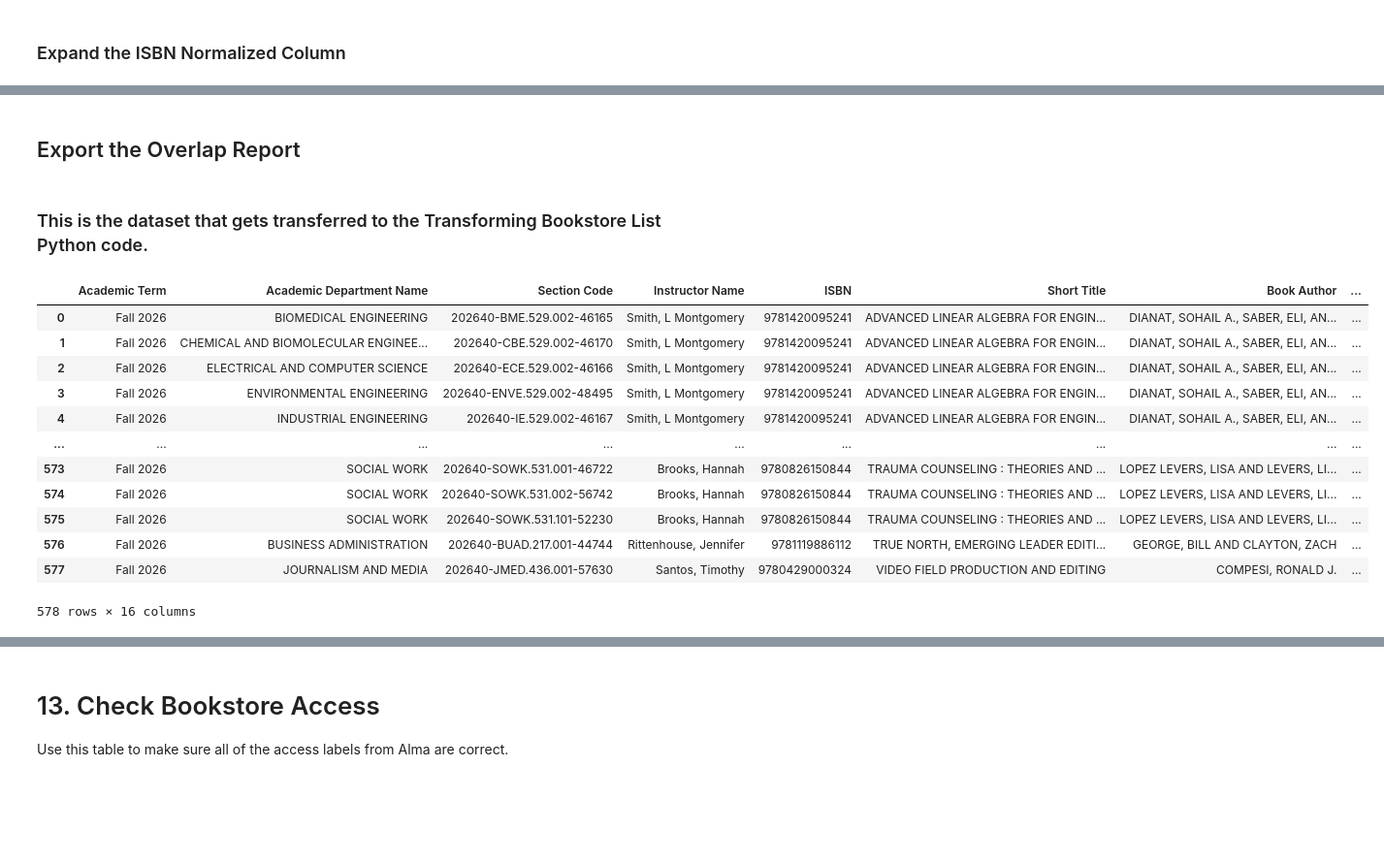
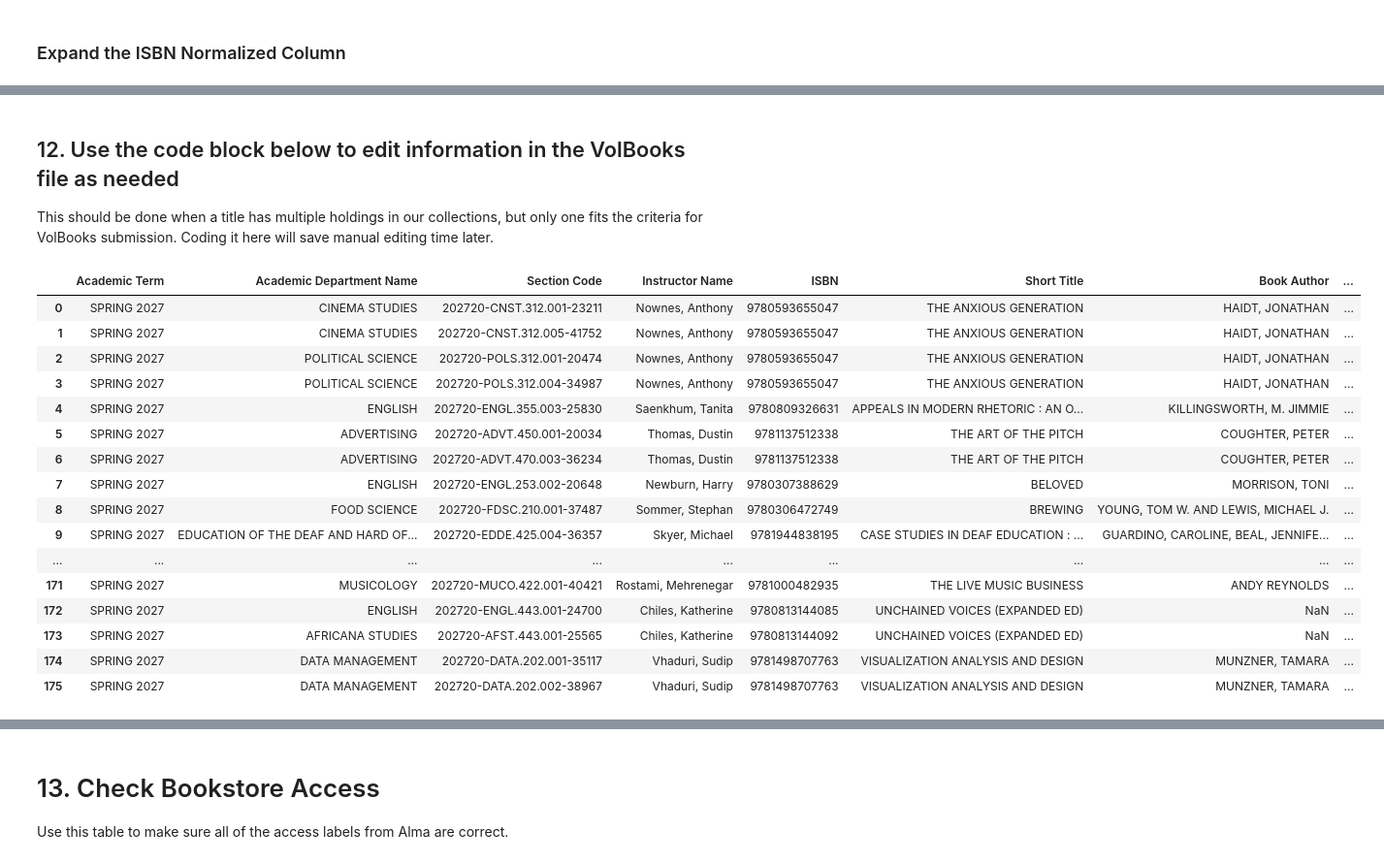
Before and after one commit to utkdigitalinitiatives/apcs-volbooks-projects, a Jupyter notebook: Processing Weekly Bookstore List Upgrade.ipynb, the cells around one changed output, grey strips where cells are left out. Shown at 97% size. Drawn from its saved outputs; the diff is of its cells as text; code cells hidden in the pictures; blank space fills up the shorter version.

Commit message:
Spring 2027 VolBooks Updates

```diff
--- a/Processing Weekly Bookstore List Upgrade.ipynb
+++ b/Processing Weekly Bookstore List Upgrade.ipynb
@@ -150,7 +151,7 @@ def concatenate_and_deduplicate_notes(row):
 ## 2. Set the date and location of important Excel files
 # %%
 #set the date string for the rest of this notebook
-date_str = '2026-07-14'
+date_str = '2026-11-20'
 
 #Set the location where all bookstore data will be saved to and read from for the rest of this notebook
 
@@ -534,7 +542,7 @@ Since titles often have several different ISBNs, and we only receive one ISBN fr
 ## Load the Alma Data
 
 volBooksTitleList = df['Short Title'].unique()
-almaUnlimited = pd.read_excel('Textbook ISBN Checking File July 14.xlsx')
+almaUnlimited = pd.read_excel('Textbook ISBN Checking File November 20.xlsx')
 # %%
 ## Alma ISBN Splitting Code
 combinedCopy = almaUnlimited
@@ -616,10 +624,12 @@ for i in range(len(volBooksTitleList)):
         if expandedCopy['Title'].iloc[j] == bestResult:
             almaISBN = pd.concat(volBooksISBN, pd.Series([expandedCopy.at[j, 'ISBN (Normalized) List']]), ignore_index = True)
             almaTitle = pd.concat(volBooksTitle, pd.Series([bestResult]), ignore_index = True)
+            next
     for k in range(df.shape[0]):
         if expandedCopy['Title'].iloc[k] == titleName:
             volBooksISBN = pd.concat(almaISBN, pd.Series([df.at[k, 'ISBN']]), ignore_index = True)
             volBooksTitle = pd.concat(almaTitle, pd.Series([titleName]), ignore_index = True)
+            next
 
 titleComparisonTable = pd.concat([volBooksStem, almaStem, volBooksISBN, almaISBN, volBooksTitle, almaTitle], axis = 1)
 
@@ -912,4 +936,25 @@ for i in range(bookstoreList.shape[0]):
     if bookstoreList.at[i, 'ISBN'] == '9781460404027': #The Return of the Soldier
         print('Found Return of the Soldier')
         bookstoreList.at[i, 'ISBN'] = '9780486846545'
+    if bookstoreList.at[i, 'ISBN'] == '9781315365619': #Instrumentation, Measurements, and Experiments in Fluids
+        print('Found Experiments in Fluids')
+        bookstoreList.at[i, 'ISBN'] = '9780849307591'
+    if bookstoreList.at[i, 'ISBN'] == '9781612930428': #Pride and Prejudice
+        print('Found Pride and Prejudice')
+        bookstoreList.at[i, 'ISBN'] = '9781504033831'
+    if bookstoreList.at[i, 'ISBN'] == '9781317615880': #Environmental Ethics for the Long Term
+        print('Found Environmental Ethics for the Long Term')
+        bookstoreList.at[i, 'ISBN'] = '9781317615897'
+    if bookstoreList.at[i, 'ISBN'] == '9781119943501': #The Eyes of the Skin
+        print('Found The Eyes of the Skin')
+        bookstoreList.at[i, 'ISBN'] = '9781394200702'
+    if bookstoreList.at[i, 'ISBN'] == '9780806130576': #Horace Epodes and Odes
+        print('Found Horace Epodes and Odes')
+        bookstoreList.at[i, 'ISBN'] = '0585165475'
+    if bookstoreList.at[i, 'ISBN'] == '9781119585473': #Nonprofit Management 101
+        print('Found Nonprofit Management 101')
+        bookstoreList.at[i, 'ISBN'] = '9781119585527'
+    if bookstoreList.at[i, 'ISBN'] == '9780062466679': #A People's History of the United States
+        print("Found A People's History of the United States")
+        bookstoreList.at[i, 'ISBN'] = '9781317325291'
 # %% [output]
@@ -1145,4 +1123,4 @@ array([], dtype=object)
-# %% [markdown]
-## Export the Overlap Report
 # %% [markdown]
-### This is the dataset that gets transferred to the Transforming Bookstore List Python code.
+## 12. Use the code block below to edit information in the VolBooks file as needed
+
+This should be done when a title has multiple holdings in our collections, but only one fits the criteria for VolBooks submission. Coding it here will save manual editing time later.
@@ -1151,31 +1127,35 @@ selectiveCols.to_excel(date_str+'_overlap_report.xlsx', index = False)
 # %%
 warnings.filterwarnings("ignore")
 
 bookstoreExport = selectiveCols
 
 # Fill in the Primo Link based on the MMS ID
 
 for i in range(len(bookstoreExport['MMS ID'])):
-    bookstoreExport['Electronic location'].iloc[i] = 'https://utk.primo.exlibrisgroup.com/permalink/01UTN_KNOXVILLE/bcmt7h/alma' + str(bookstoreExport['MMS ID'].iloc[i])
+    bookstoreExport.iloc[i, bookstoreExport.columns.get_loc('Electronic location')] = 'https://utk.primo.exlibrisgroup.com/permalink/01UTN_KNOXVILLE/bcmt7h/alma' + str(bookstoreExport.iloc[i, bookstoreExport.columns.get_loc('MMS ID')])
 
 bookstoreExport = bookstoreExport.rename(columns = {'ISBN (Normalized) List': 'ISBN', 'Electronic access': 'Access_Type', 'Electronic location': 'Permalink', 'Course Code': 'Section Code'})
 
 bookstoreExport = bookstoreExport[['Academic Term', 'Academic Department Name', 'Section Code', 'Instructor Name', 'ISBN', 'Short Title', 'Book Author', 'Book Publisher', 'Enrollment Capacity', 'MMS ID', 'Access_Type', 'Electronic Availability', 'Permalink']]
 
 bookstoreExport['Section Title Code'] = bookstoreExport['Section Code'] + bookstoreExport['Short Title']
 
 bookstoreExport
 # %% [output]
 |  | Academic Term | Academic Department Name | Section Code | Instructor Name | ISBN | Short Title | Book Author | ... |
-| 0 | Fall 2026 | BIOMEDICAL ENGINEERING | 202640-BME.529.002-46165 | Smith, L Montgomery | 9781420095241 | ADVANCED LINEAR ALGEBRA FOR ENGIN... | DIANAT, SOHAIL A., SABER, ELI, AN... | ... |
-| 1 | Fall 2026 | CHEMICAL AND BIOMOLECULAR ENGINEE... | 202640-CBE.529.002-46170 | Smith, L Montgomery | 9781420095241 | ADVANCED LINEAR ALGEBRA FOR ENGIN... | DIANAT, SOHAIL A., SABER, ELI, AN... | ... |
-| 2 | Fall 2026 | ELECTRICAL AND COMPUTER SCIENCE | 202640-ECE.529.002-46166 | Smith, L Montgomery | 9781420095241 | ADVANCED LINEAR ALGEBRA FOR ENGIN... | DIANAT, SOHAIL A., SABER, ELI, AN... | ... |
-| 3 | Fall 2026 | ENVIRONMENTAL ENGINEERING | 202640-ENVE.529.002-48495 | Smith, L Montgomery | 9781420095241 | ADVANCED LINEAR ALGEBRA FOR ENGIN... | DIANAT, SOHAIL A., SABER, ELI, AN... | ... |
-| 4 | Fall 2026 | INDUSTRIAL ENGINEERING | 202640-IE.529.002-46167 | Smith, L Montgomery | 9781420095241 | ADVANCED LINEAR ALGEBRA FOR ENGIN... | DIANAT, SOHAIL A., SABER, ELI, AN... | ... |
+| 0 | SPRING 2027 | CINEMA STUDIES | 202720-CNST.312.001-23211 | Nownes, Anthony | 9780593655047 | THE ANXIOUS GENERATION | HAIDT, JONATHAN | ... |
+| 1 | SPRING 2027 | CINEMA STUDIES | 202720-CNST.312.005-41752 | Nownes, Anthony | 9780593655047 | THE ANXIOUS GENERATION | HAIDT, JONATHAN | ... |
+| 2 | SPRING 2027 | POLITICAL SCIENCE | 202720-POLS.312.001-20474 | Nownes, Anthony | 9780593655047 | THE ANXIOUS GENERATION | HAIDT, JONATHAN | ... |
+| 3 | SPRING 2027 | POLITICAL SCIENCE | 202720-POLS.312.004-34987 | Nownes, Anthony | 9780593655047 | THE ANXIOUS GENERATION | HAIDT, JONATHAN | ... |
+| 4 | SPRING 2027 | ENGLISH | 202720-ENGL.355.003-25830 | Saenkhum, Tanita | 9780809326631 | APPEALS IN MODERN RHETORIC : AN O... | KILLINGSWORTH, M. JIMMIE | ... |
+| 5 | SPRING 2027 | ADVERTISING | 202720-ADVT.450.001-20034 | Thomas, Dustin | 9781137512338 | THE ART OF THE PITCH | COUGHTER, PETER | ... |
+| 6 | SPRING 2027 | ADVERTISING | 202720-ADVT.470.003-36234 | Thomas, Dustin | 9781137512338 | THE ART OF THE PITCH | COUGHTER, PETER | ... |
+| 7 | SPRING 2027 | ENGLISH | 202720-ENGL.253.002-20648 | Newburn, Harry | 9780307388629 | BELOVED | MORRISON, TONI | ... |
+| 8 | SPRING 2027 | FOOD SCIENCE | 202720-FDSC.210.001-37487 | Sommer, Stephan | 9780306472749 | BREWING | YOUNG, TOM W. AND LEWIS, MICHAEL J. | ... |
+| 9 | SPRING 2027 | EDUCATION OF THE DEAF AND HARD OF... | 202720-EDDE.425.004-36357 | Skyer, Michael | 9781944838195 | CASE STUDIES IN DEAF EDUCATION : ... | GUARDINO, CAROLINE, BEAL, JENNIFE... | ... |
 | ... | ... | ... | ... | ... | ... | ... | ... | ... |
-| 573 | Fall 2026 | SOCIAL WORK | 202640-SOWK.531.001-46722 | Brooks, Hannah | 9780826150844 | TRAUMA COUNSELING : THEORIES AND ... | LOPEZ LEVERS, LISA AND LEVERS, LI... | ... |
-| 574 | Fall 2026 | SOCIAL WORK | 202640-SOWK.531.002-56742 | Brooks, Hannah | 9780826150844 | TRAUMA COUNSELING : THEORIES AND ... | LOPEZ LEVERS, LISA AND LEVERS, LI... | ... |
-| 575 | Fall 2026 | SOCIAL WORK | 202640-SOWK.531.101-52230 | Brooks, Hannah | 9780826150844 | TRAUMA COUNSELING : THEORIES AND ... | LOPEZ LEVERS, LISA AND LEVERS, LI... | ... |
-| 576 | Fall 2026 | BUSINESS ADMINISTRATION | 202640-BUAD.217.001-44744 | Rittenhouse, Jennifer | 9781119886112 | TRUE NORTH, EMERGING LEADER EDITI... | GEORGE, BILL AND CLAYTON, ZACH | ... |
-| 577 | Fall 2026 | JOURNALISM AND MEDIA | 202640-JMED.436.001-57630 | Santos, Timothy | 9780429000324 | VIDEO FIELD PRODUCTION AND EDITING | COMPESI, RONALD J. | ... |
+| 171 | SPRING 2027 | MUSICOLOGY | 202720-MUCO.422.001-40421 | Rostami, Mehrenegar | 9781000482935 | THE LIVE MUSIC BUSINESS | ANDY REYNOLDS | ... |
+| 172 | SPRING 2027 | ENGLISH | 202720-ENGL.443.001-24700 | Chiles, Katherine | 9780813144085 | UNCHAINED VOICES (EXPANDED ED) | NaN | ... |
+| 173 | SPRING 2027 | AFRICANA STUDIES | 202720-AFST.443.001-25565 | Chiles, Katherine | 9780813144092 | UNCHAINED VOICES (EXPANDED ED) | NaN | ... |
+| 174 | SPRING 2027 | DATA MANAGEMENT | 202720-DATA.202.001-35117 | Vhaduri, Sudip | 9781498707763 | VISUALIZATION ANALYSIS AND DESIGN | MUNZNER, TAMARA | ... |
+| 175 | SPRING 2027 | DATA MANAGEMENT | 202720-DATA.202.002-38967 | Vhaduri, Sudip | 9781498707763 | VISUALIZATION ANALYSIS AND DESIGN | MUNZNER, TAMARA | ... |
-578 rows × 16 columns
```
Also changed, not shown: parts of 30 cells of this notebook, 1 other file.
